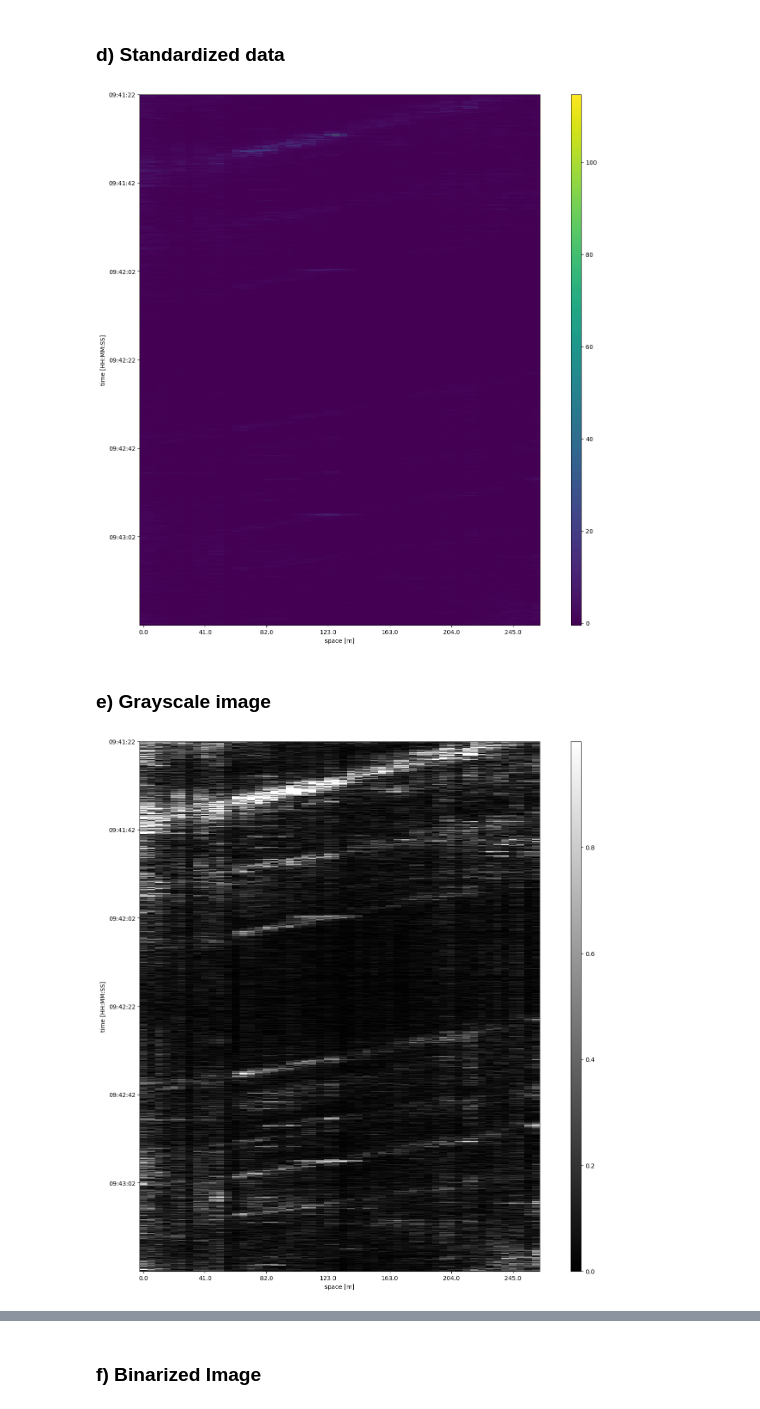
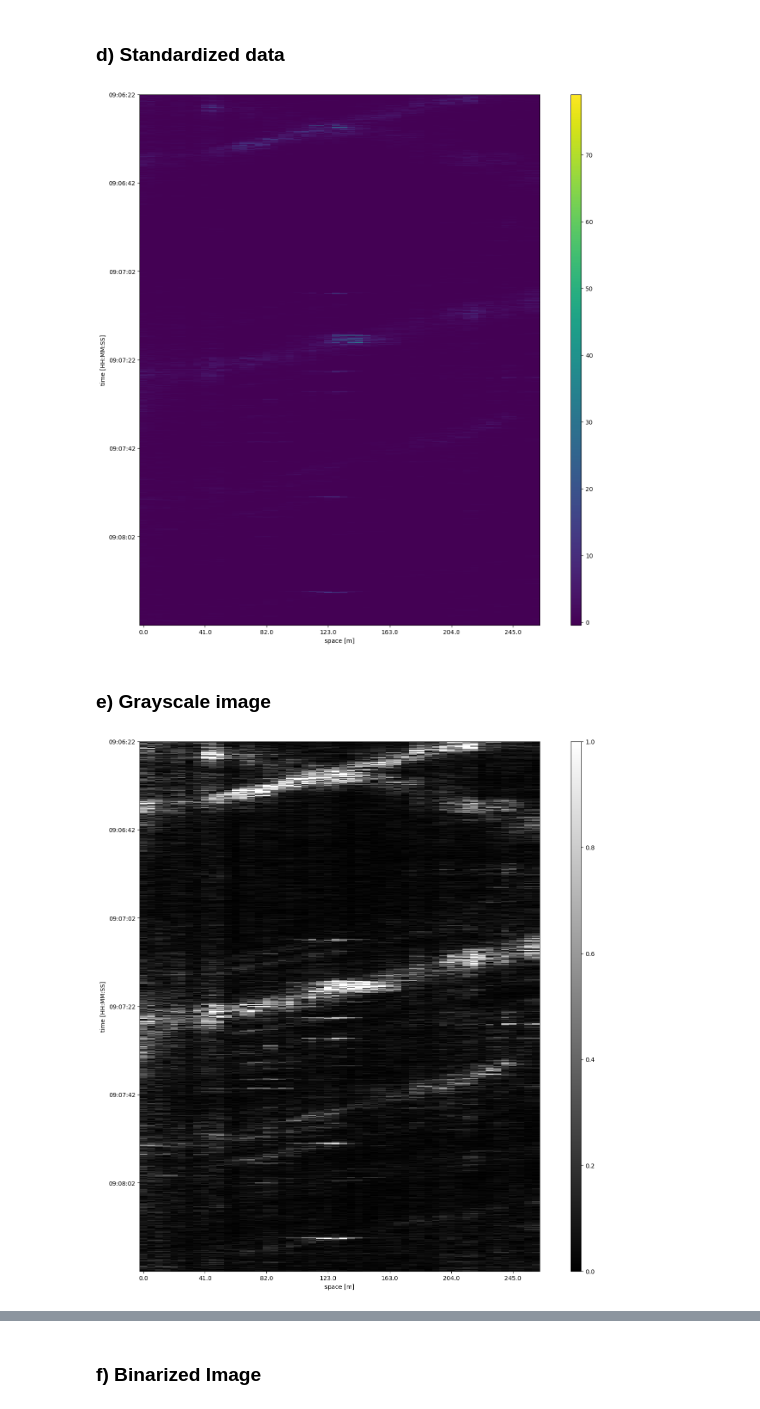
Before and after one commit to PBalewski/Movement-detection-in-DAS-recordings, a Jupyter notebook: DAS_file_overview.ipynb, the cells around one changed output, grey strips where cells are left out. Drawn from its saved outputs; the diff is of its cells as text; code cells hidden in the pictures.

```diff
--- a/DAS_file_overview.ipynb
+++ b/DAS_file_overview.ipynb
@@ -54,17 +54,16 @@ files.sort()
 dx= 5.106500953873407
 dt= 0.0016
 
-
 data = []
-first_file = '20240507_cut_npy\\094122.npy' #\\
-last_file = '20240507_cut_npy\\094312.npy' #\\
+first_file = '20240507_cut_npy/090622.npy' #\\
+last_file = '20240507_cut_npy/090812.npy' #\\
 for file in files:
    if file >= first_file and file <= last_file:
       print(file)
       data.append(np.load(file))
 
 data = np.concatenate(data)
-time_start = datetime.datetime.strptime('2024-05-07 ' + first_file.split("\\")[-1].split(".")[0], "%Y-%m-%d %H%M%S") #\\
+time_start = datetime.datetime.strptime('2024-05-07 ' + first_file.split("/")[-1].split(".")[0], "%Y-%m-%d %H%M%S") #\\
 index = pd.date_range(start=time_start, periods=len(data), freq=f'{dt}s')
 
 
@@ -233,16 +224,16 @@ standardized_data = (abs(data) - np.mean(abs(data))) / np.std(abs(data))
 
 plotting_function(standardized_data, index, columns)
 # %% [output]
-[figure, old version]
+[figure, new version]
 # %% [markdown]
 ### **e) Grayscale image** ###
 # %%
 norm_mm_data = norm_mm(abs(data))
-norm_log_data = norm_log(abs(data))
-norm_power_data = norm_power(abs(data))
+# norm_log_data = norm_log(abs(data))
+# norm_power_data = norm_power(abs(data))
 standardized_data = (abs(data) - np.mean(abs(data))) / np.std(abs(data))
 
 display_gray(norm_mm_data, index, columns)
 # %% [output]
-[figure, old version]
+[figure, new version]
 # %%
```
Also changed, not shown: parts of 18 cells of this notebook.
